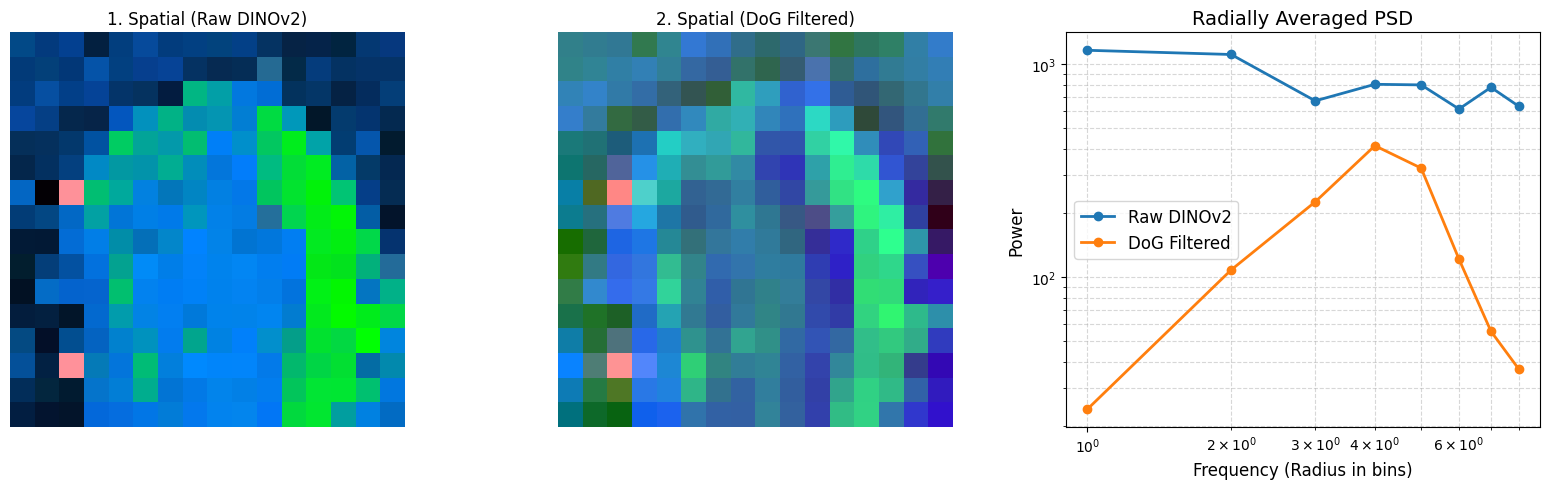
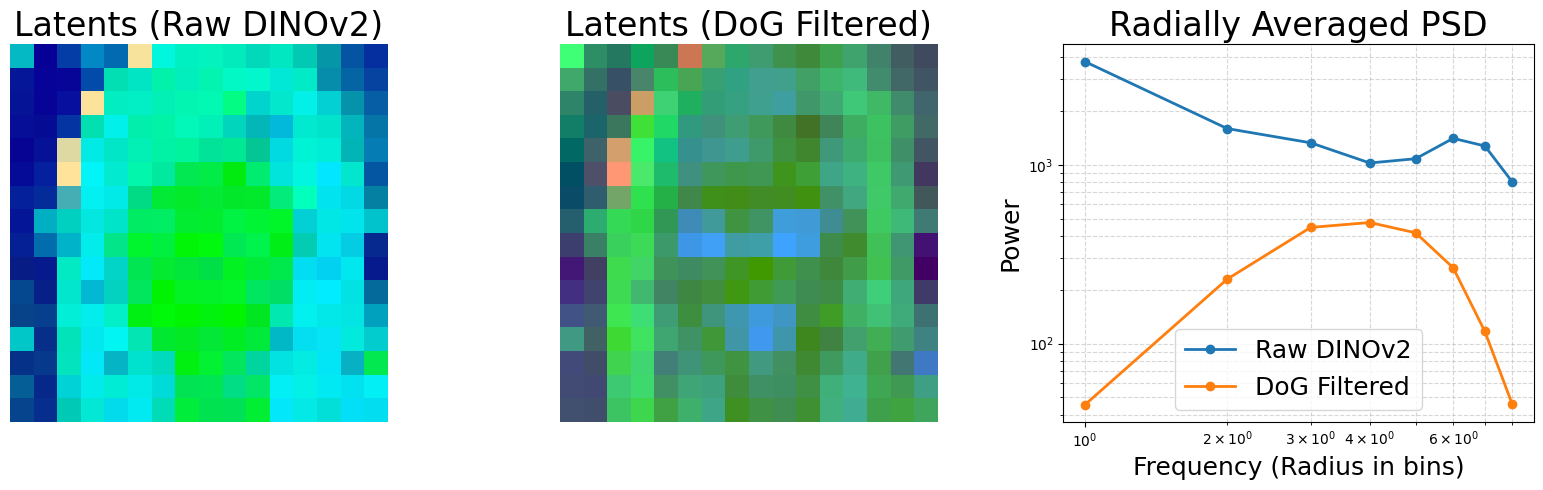
The notebook cell's code change between the first figure and the second:
--- before
+++ after
@@ -8,9 +8,14 @@
 from PIL import Image
 
+from repa.config import ExperimentConfig
 from repa.dataset import get_celeba_dataloader
 from repa.models import REPAWrapper
+from repa.models.factory import build_student_model
 
-# 1. Load your frozen DINOv2 (mocked here, use your wrapper)
-wrapper = REPAWrapper(mode="dog")
+
+config = ExperimentConfig.from_defaults()
+student_model, meta = build_student_model(config.model_type)
+wrapper = REPAWrapper(student_model=student_model, meta=meta, config=config)
+
 dataloader: DataLoader = get_celeba_dataloader("./../../data/", batch_size=1)
 for batch in dataloader:
@@ -102,5 +107,5 @@
     ax1 = fig.add_subplot(1, 3, 1)
     ax1.imshow(rgb_raw)
-    ax1.set_title("1. Spatial (Raw DINOv2)")
+    ax1.set_title("Latents (Raw DINOv2)", fontsize=24)
     ax1.axis('off')
     
@@ -108,5 +113,5 @@
     ax2 = fig.add_subplot(1, 3, 2)
     ax2.imshow(rgb_dog)
-    ax2.set_title("2. Spatial (DoG Filtered)")
+    ax2.set_title("Latents (DoG Filtered)", fontsize=24)
     ax2.axis('off')
     
@@ -122,11 +127,15 @@
         ax3.loglog(freqs, psd_to_plot, label=label, linewidth=2, marker='o', markersize=6)
     
-    ax3.set_title("Radially Averaged PSD", fontsize=14)
-    ax3.set_xlabel("Frequency (Radius in bins)", fontsize=12)
-    ax3.set_ylabel("Power", fontsize=12)
+    ax3.set_title("Radially Averaged PSD", fontsize=24)
+    ax3.set_xlabel("Frequency (Radius in bins)", fontsize=18)
+    ax3.set_ylabel("Power", fontsize=18)
+    ax3.tick_params(axis='both', which='major', labelsize=10)
+    ax3.tick_params(axis='both', which='minor', labelsize=10)
     ax3.grid(True, which="both", ls="--", alpha=0.5)
-    ax3.legend(fontsize=12)
+    ax3.legend(fontsize=18)
     
     plt.tight_layout()
+    
+    plt.savefig("./dog_filter.pdf", format="pdf")
     plt.show()
     

Commit: final repa run